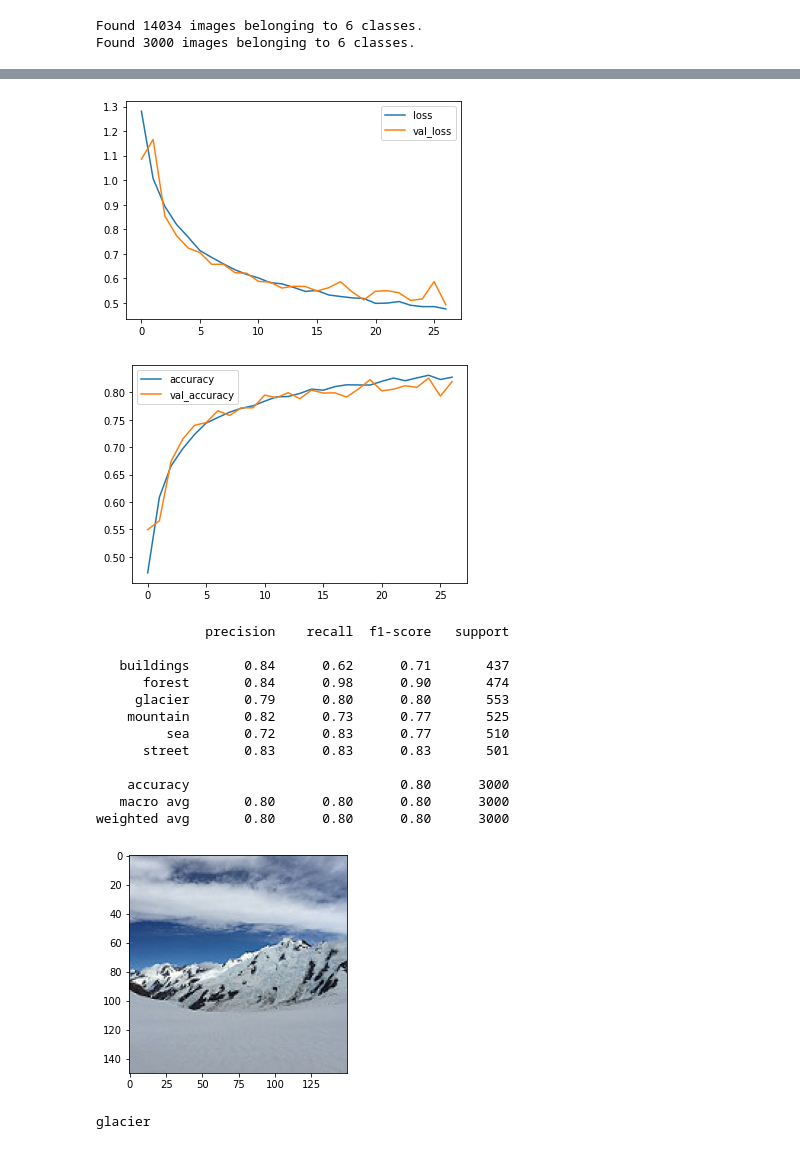
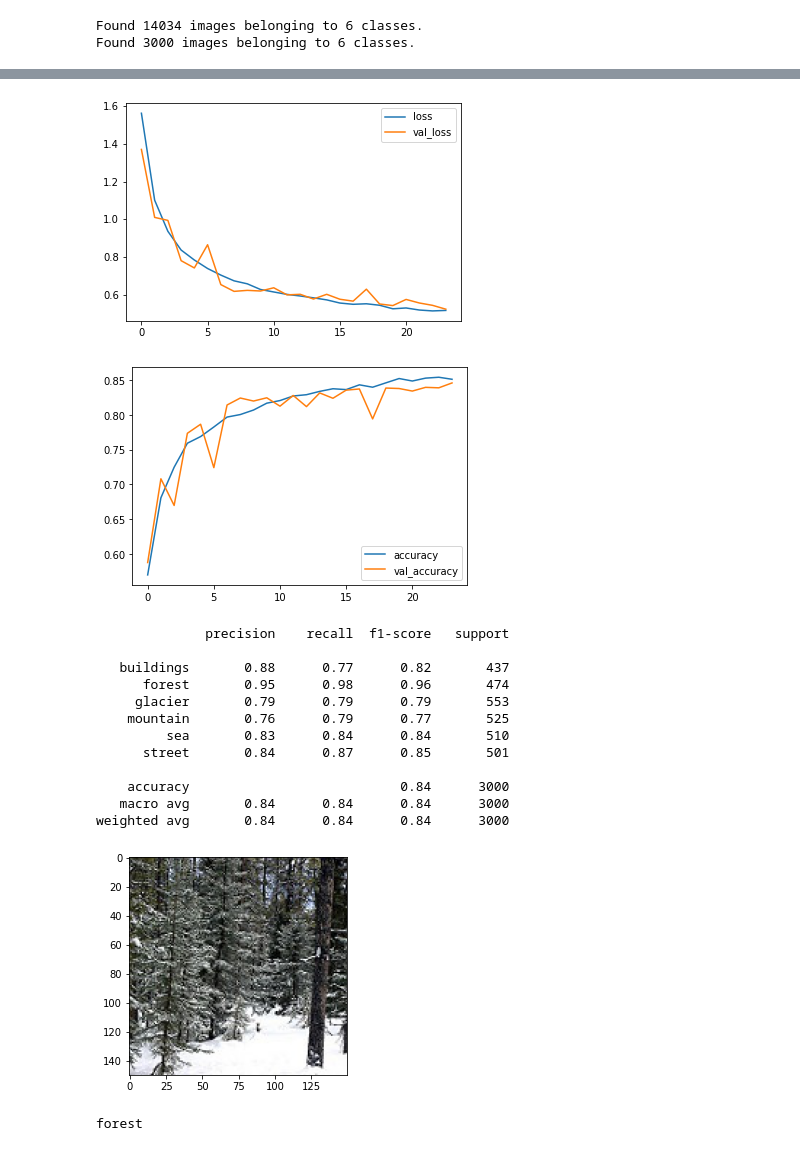
Before and after one commit to UzumakiBK/Intel-Image-Classification-Kaggle-Challenge, a Jupyter notebook: intel_image_classification.ipynb, the cells around one changed output, grey strips where cells are left out. Drawn from its saved outputs; the diff is of its cells as text; code cells hidden in the pictures.

```diff
--- a/intel_image_classification.ipynb
+++ b/intel_image_classification.ipynb
@@ -67,7 +68,7 @@ glacier -> 553  images
 # %%
 #initialize data generators and used image augmentation for reducing overfitting ->image rotation, shear, zoom , horizontal flipping, height and width reduction
-train_gen = ImageDataGenerator(rescale=1/255.0, rotation_range=45, width_shift_range=0.15, height_shift_range=0.15, shear_range=0.2, zoom_range=0.2, horizontal_flip=True)
-val_gen = ImageDataGenerator(rescale=1/255.0, rotation_range=45, width_shift_range=0.15, height_shift_range=0.15, shear_range=0.2, zoom_range=0.2, horizontal_flip=True)
+train_gen = ImageDataGenerator(rescale=1/255.0, width_shift_range=0.15, height_shift_range=0.15, shear_range=0.2, zoom_range=0.2, horizontal_flip=True)
+val_gen = ImageDataGenerator(rescale=1/255.0, width_shift_range=0.15, height_shift_range=0.15, shear_range=0.2, zoom_range=0.2, horizontal_flip=True)
 # %%
 #provide the directories for the generators
 train_data = train_gen.flow_from_directory(directory=train_dir, target_size=(150, 150), batch_size=32, class_mode='categorical')
@@ -101,3 +81,20 @@ model = tf.keras.models.Sequential([
+# %%
+num_classes = train_data.num_classes #find number of classes of data
+kernel_init = initializers.he_normal() #he_normal and glorot_uniform(xavier initialization) can be chosen
+kernel_reg = tf.keras.regularizers.l2(0.0009) # use ;2 regularization when overfitting occurs
+#initialize the model
+model = tf.keras.models.Sequential([ #use (2, 2) strides in Conv2D layer to eliminate use of MaxPooling layer
+                                    tf.keras.layers.Conv2D(32, (5, 5), strides=(2, 2), activation='relu', input_shape=(150, 150, 3), padding='same', kernel_initializer=kernel_init, kernel_regularizer=kernel_reg),
+                                    tf.keras.layers.Conv2D(64, (5, 5), strides=(2, 2), padding='same', activation='relu', kernel_initializer=kernel_init, kernel_regularizer=kernel_reg),
+                                    tf.keras.layers.Conv2D(128, (3, 3),strides=(2, 2), activation='relu', padding='same', kernel_initializer=kernel_init, kernel_regularizer=kernel_reg),
+                                    tf.keras.layers.Conv2D(256, (3, 3), strides=(2, 2), activation='relu', padding='same', kernel_initializer=kernel_init, kernel_regularizer=kernel_reg),
+                                    tf.keras.layers.MaxPooling2D(2, 2),
+                                    tf.keras.layers.Dropout(0.25),
+                                    tf.keras.layers.Flatten(),
+                                    tf.keras.layers.Dense(512, activation='relu'),
+                                    tf.keras.layers.Dropout(0.25),
+                                    tf.keras.layers.Dense(num_classes, activation='softmax')
+])
 # %%
 model.compile(optimizer='adam', loss='categorical_crossentropy', metrics=['categorical_accuracy', tf.keras.metrics.Precision()]) #compile the model with loss function, optimizer function and metrics
 # %%
@@ -153,14 +150,14 @@ plt.plot(history.history['val_loss'], label='val_loss')
 plt.legend()
 plt.show()
 # %% [output]
-[figure, old version]
+[figure, new version]
 # %%
 plt.plot(history.history['categorical_accuracy'], label='accuracy')
 plt.plot(history.history['val_categorical_accuracy'], label='val_accuracy')
 plt.legend()
 plt.show()
 # %% [output]
-[figure, old version]
+[figure, new version]
 # %%
 pred_dir = '/content/seg_pred/seg_pred'
 # %%
@@ -176,16 +173,16 @@ print(report)
 # %% [output]
               precision    recall  f1-score   support
 
-   buildings       0.84      0.62      0.71       437
-      forest       0.84      0.98      0.90       474
-     glacier       0.79      0.80      0.80       553
-    mountain       0.82      0.73      0.77       525
-         sea       0.72      0.83      0.77       510
-      street       0.83      0.83      0.83       501
+   buildings       0.88      0.77      0.82       437
+      forest       0.95      0.98      0.96       474
+     glacier       0.79      0.79      0.79       553
+    mountain       0.76      0.79      0.77       525
+         sea       0.83      0.84      0.84       510
+      street       0.84      0.87      0.85       501
 
-    accuracy                           0.80      3000
-   macro avg       0.80      0.80      0.80      3000
-weighted avg       0.80      0.80      0.80      3000
+    accuracy                           0.84      3000
+   macro avg       0.84      0.84      0.84      3000
+weighted avg       0.84      0.84      0.84      3000
 # %%
 def image_display(img_path):
   img=mpimg.imread(img_path)
@@ -206,12 +203,12 @@ def find(classes, index):
 # %%
 preds = []
 val_data.reset()
 classes = val_data.class_indices
-path = pred_dir+'/14498.jpg'
+path = pred_dir+'/9264.jpg'
 image_display(path)
 pred = np.argmax(predict(path), axis=1)
 find(classes , pred)
 # %% [output]
-[figure, old version]
+[figure, new version]
-glacier
+forest
 # %%
```
Also changed, not shown: parts of 8 cells of this notebook.
